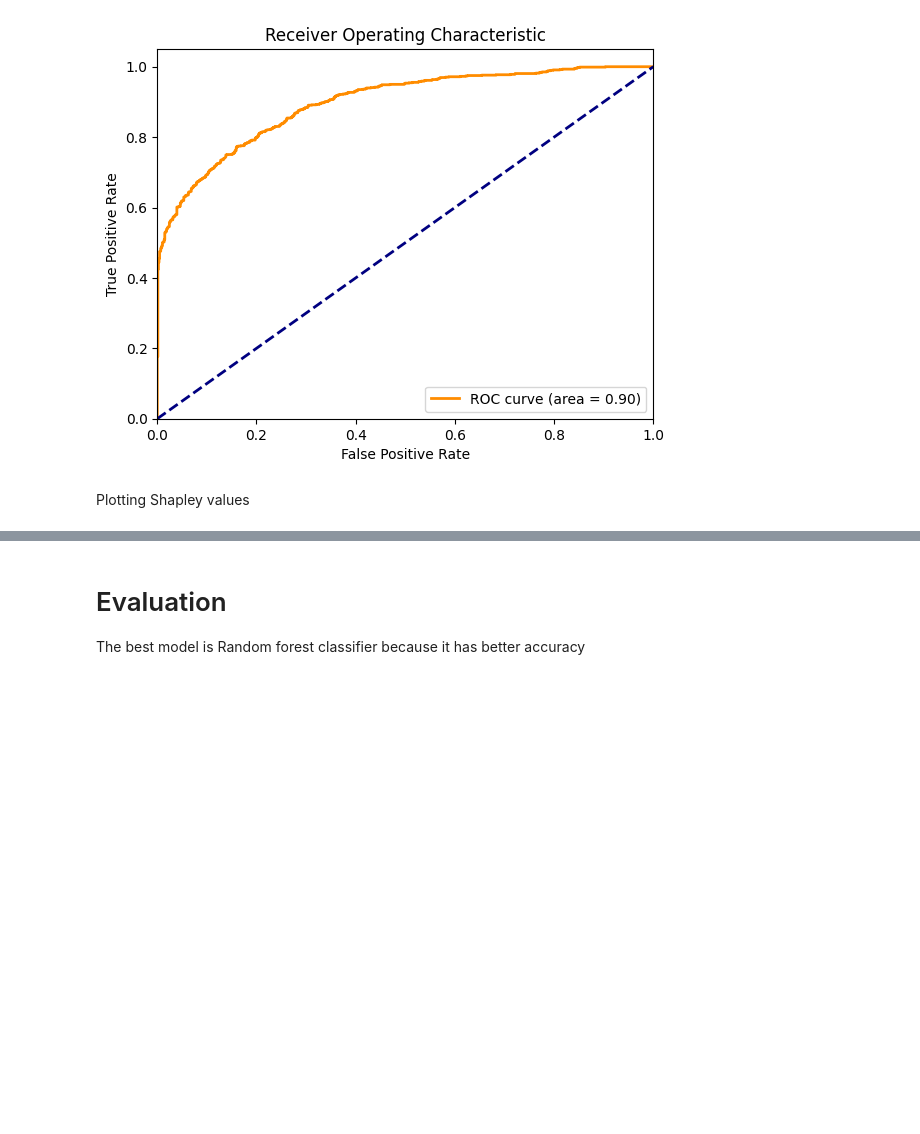
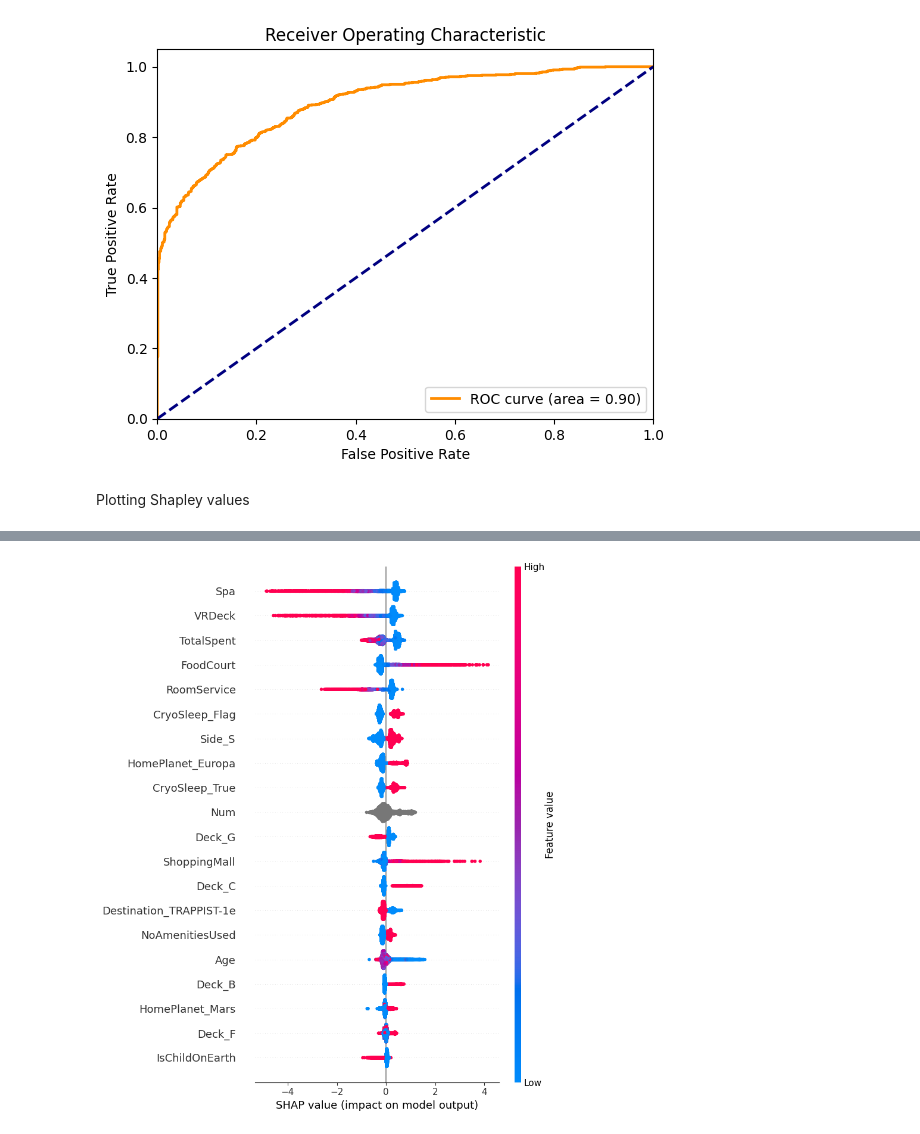
Before and after one commit to ResearchMethodsGroupAssignment/Kaggle_Challenge_Team2, a Jupyter notebook: Kaggle_team2_Titanic.ipynb, the cells around one changed output, grey strips where cells are left out. Cells and saved outputs as stored; diff of their text form; code cells hidden in the pictures; blank space fills up the shorter version.

```diff
--- a/Kaggle_team2_Titanic.ipynb
+++ b/Kaggle_team2_Titanic.ipynb
@@ -680,13 +699,10 @@ Plotting Shapley values
 # %%
 import shap
 
-# Explain the model's predictions using SHAP
-explainer = shap.TreeExplainer(best_model)
+explainer = shap.TreeExplainer(best_gb_clf)
 shap_values = explainer.shap_values(X_train)
 
-# Plot the SHAP values
+
 shap.summary_plot(shap_values, X_train)
+# %% [output]
+[figure, added]
-# %% [markdown]
-# Evaluation
-
-The best model is Random forest classifier because it has better accuracy
```
Also changed, not shown: parts of 11 cells of this notebook.
